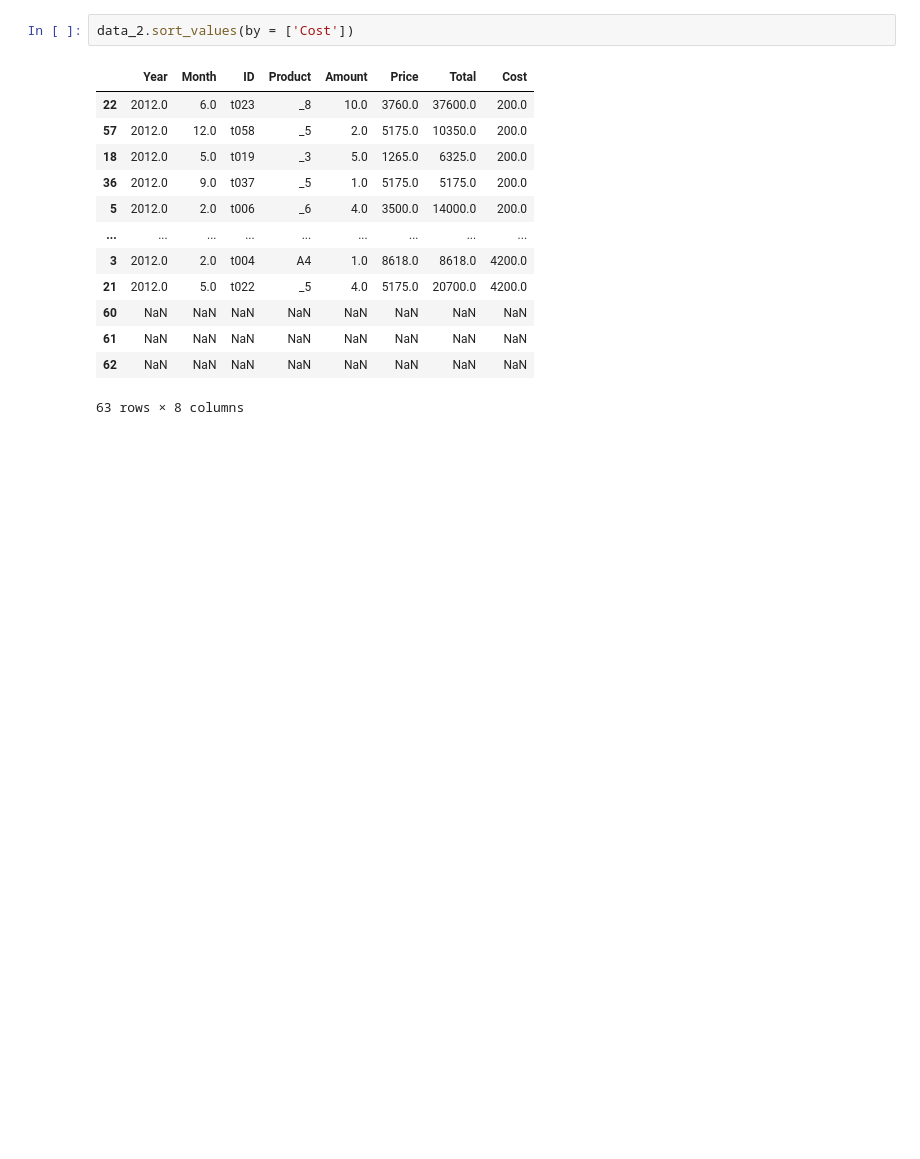
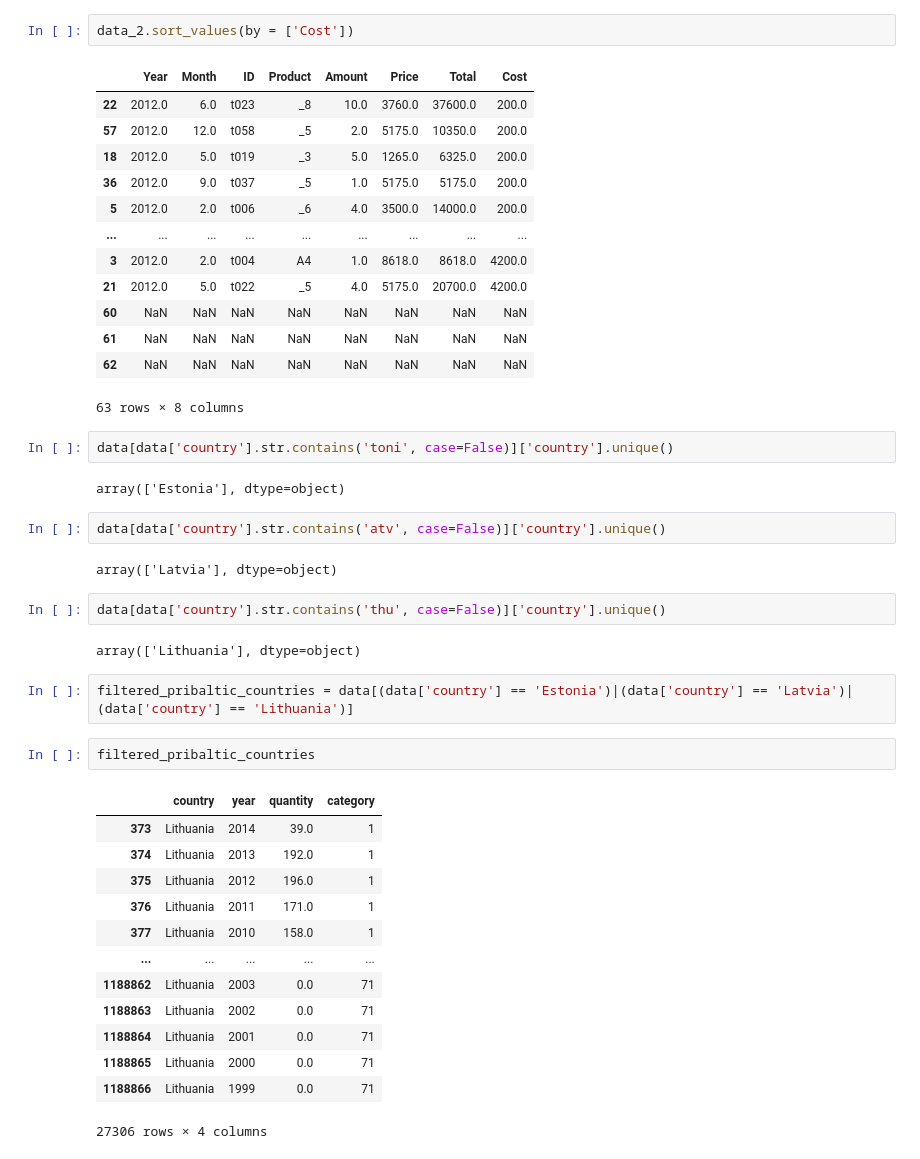
Before and after one commit to kadmiy/datascience_learn, a Jupyter notebook: module_03_datascience_learn.ipynb, the cells around one changed output. Drawn from its saved outputs; the diff is of its cells as text; blank space fills up the shorter version.

```diff
--- a/module_03_datascience_learn.ipynb
+++ b/module_03_datascience_learn.ipynb
@@ -375,3 +375,33 @@ data_2.sort_values(by = ['Cost'])
 | 61 | NaN | NaN | NaN | NaN | NaN | NaN | NaN | NaN |
 | 62 | NaN | NaN | NaN | NaN | NaN | NaN | NaN | NaN |
 63 rows × 8 columns
+# %%
+data[data['country'].str.contains('toni', case=False)]['country'].unique()
+# %% [output]
+array(['Estonia'], dtype=object)
+# %%
+data[data['country'].str.contains('atv', case=False)]['country'].unique()
+# %% [output]
+array(['Latvia'], dtype=object)
+# %%
+data[data['country'].str.contains('thu', case=False)]['country'].unique()
+# %% [output]
+array(['Lithuania'], dtype=object)
+# %%
+filtered_pribaltic_countries = data[(data['country'] == 'Estonia')|(data['country'] == 'Latvia')|(data['country'] == 'Lithuania')]
+# %%
+filtered_pribaltic_countries
+# %% [output]
+|  | country | year | quantity | category |
+| 373 | Lithuania | 2014 | 39.0 | 1 |
+| 374 | Lithuania | 2013 | 192.0 | 1 |
+| 375 | Lithuania | 2012 | 196.0 | 1 |
+| 376 | Lithuania | 2011 | 171.0 | 1 |
+| 377 | Lithuania | 2010 | 158.0 | 1 |
+| ... | ... | ... | ... | ... |
+| 1188862 | Lithuania | 2003 | 0.0 | 71 |
+| 1188863 | Lithuania | 2002 | 0.0 | 71 |
+| 1188864 | Lithuania | 2001 | 0.0 | 71 |
+| 1188865 | Lithuania | 2000 | 0.0 | 71 |
+| 1188866 | Lithuania | 1999 | 0.0 | 71 |
+27306 rows × 4 columns
```
